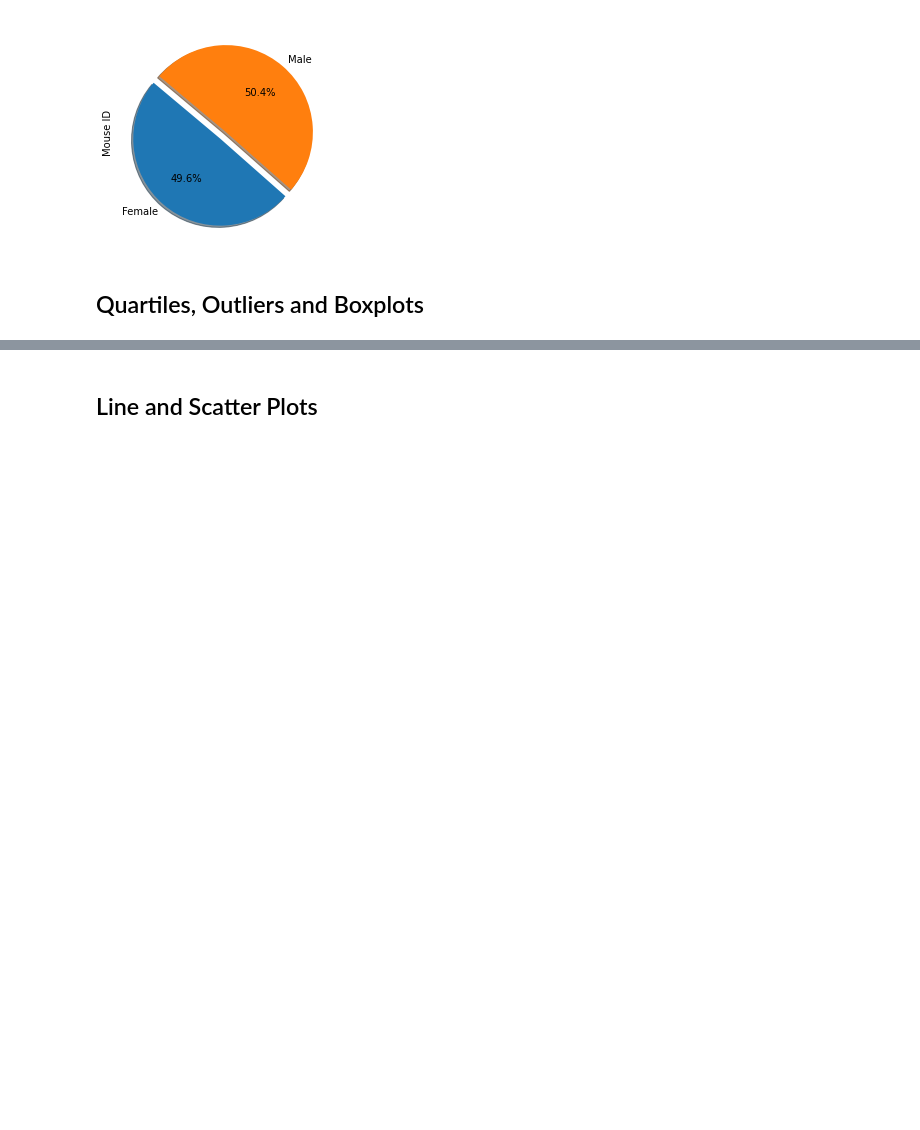
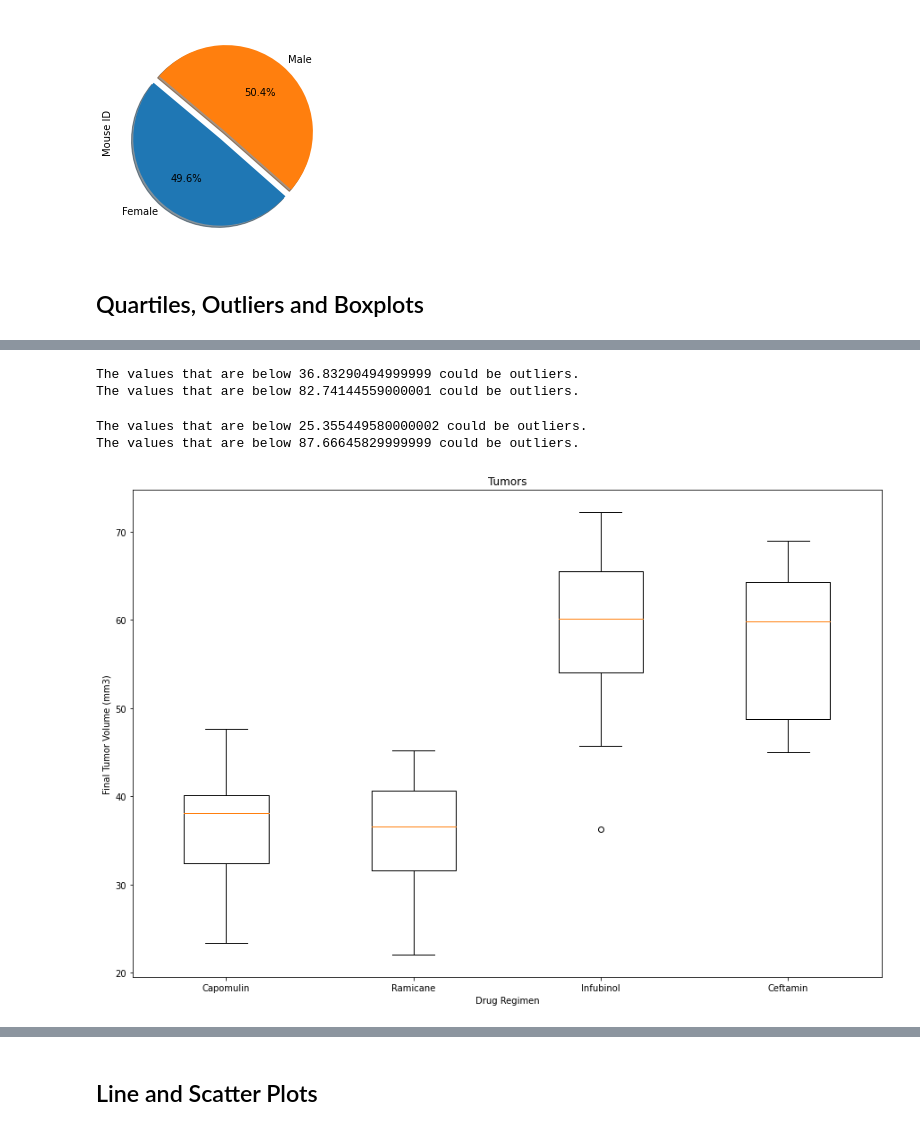
Before and after one commit to catu099/matplotlib-challege, a Jupyter notebook: pymaceuticals.ipynb, the cells around one changed output, grey strips where cells are left out. Cells and saved outputs as stored; diff of their text form; code cells hidden in the pictures; blank space fills up the shorter version.

Commit message:
at last

```diff
--- a/pymaceuticals.ipynb
+++ b/pymaceuticals.ipynb
@@ -137,5 +141,7 @@ plt.show()
 ## Quartiles, Outliers and Boxplots
 # %%
 # Calculate the final tumor volume of each mouse across four of the most promising treatment regimens. Calculate the and quantitatively determine if there are any potential outliers.
-
-groupby and .max()
+capomulin_df = clean_dataset.loc[clean_dataset["Drug Regimen"] == "Capomulin",:]
+ramicane_df = clean_dataset.loc[clean_dataset["Drug Regimen"] == "Ramicane", :]
+infubinol_df = clean_dataset.loc[clean_dataset["Drug Regimen"] == "Infubinol", :]
+ceftamin_df = clean_dataset.loc[clean_dataset["Drug Regimen"] == "Ceftamin", :]
@@ -142,2 +192,57 @@ groupby and .max()
+# %%
+#For Infubinol
+infubinol_last = infubinol_df.groupby("Mouse ID").max()["Timepoint"]
+infubinol_vol = pd.DataFrame(infubinol_last)
+infubinol_merge = pd.merge(infubinol_vol, clean_dataset, on=("Mouse ID","Timepoint"),how="left")
+#infubinol_merge.head()
+
+#Quartiles, IQR Infubinol
+inf_tumors = infubinol_merge["Tumor Volume (mm3)"]
+
+quartiles =inf_tumors.quantile([.25,.5,.75])
+lowerq = quartiles[0.25]
+upperq = quartiles[0.75]
+iqr = upperq-lowerq
+lower_bound = lowerq - (1.5*iqr)
+upper_bound = upperq + (1.5*iqr)
+
+print(f"The values that are below {lower_bound} could be outliers.")
+print(f"The values that are below {upper_bound} could be outliers.")
+# %% [output]
+The values that are below 36.83290494999999 could be outliers.
+The values that are below 82.74144559000001 could be outliers.
+# %%
+# Ceftamin
+ceftamin_last = ceftamin_df.groupby("Mouse ID").max()["Timepoint"]
+ceftamin_vol = pd.DataFrame(ceftamin_last)
+ceftamin_merge = pd.merge(ceftamin_vol, clean_dataset, on=("Mouse ID","Timepoint"),how="left")
+#ceftamin_merge.head()
+
+#Quartiles, IQR Ceftamin
+cef_tumors = ceftamin_merge["Tumor Volume (mm3)"]
+
+quartiles =cef_tumors.quantile([.25,.5,.75])
+lowerq = quartiles[0.25]
+upperq = quartiles[0.75]
+iqr = upperq-lowerq
+lower_bound = lowerq - (1.5*iqr)
+upper_bound = upperq + (1.5*iqr)
+
+print(f"The values that are below {lower_bound} could be outliers.")
+print(f"The values that are below {upper_bound} could be outliers.")
+# %% [output]
+The values that are below 25.355449580000002 could be outliers.
+The values that are below 87.66645829999999 could be outliers.
 # %%
 # Generate a box plot of the final tumor volume of each mouse across four regimens of interest
+boxplot = [cap_tumors, ram_tumors, inf_tumors, cef_tumors]
+labels= ["Capomulin", "Ramicane", "Infubinol","Ceftamin"]
+
+fig1, ax1 = plt.subplots(figsize=(15, 10))
+ax1.set_title("Tumors")
+ax1.set_ylabel("Final Tumor Volume (mm3)")
+ax1.set_xlabel("Drug Regimen")
+ax1.boxplot(boxplot, labels=labels)
+plt.show()
+# %% [output]
+[figure, added]
```
Also changed, not shown: parts of 12 cells of this notebook.
